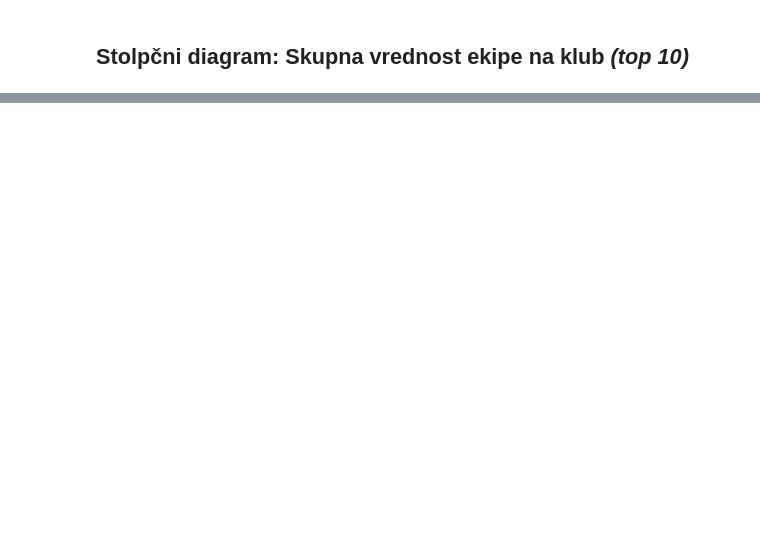
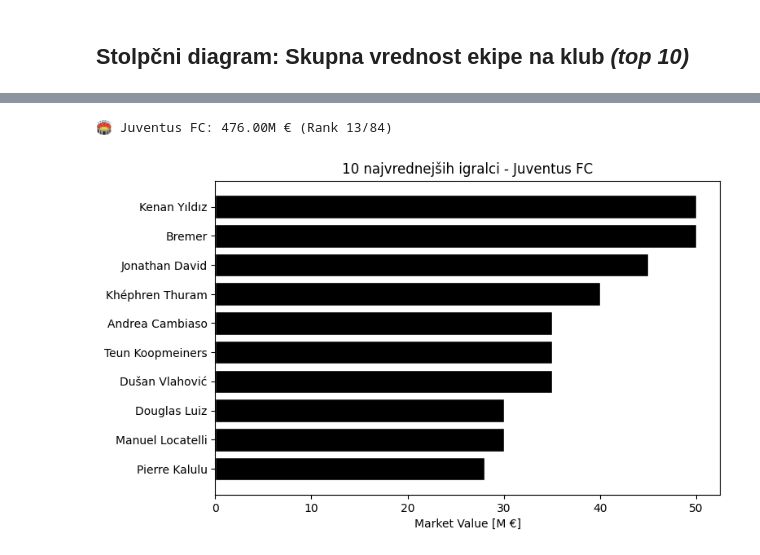
Before and after one commit to RiccardoLucerna/UVP-projektna, a Jupyter notebook: analiza_podatkov.ipynb, the cells around one changed output, grey strips where cells are left out. Saved outputs shown, nothing was run; the diff lists cells and outputs as text; code cells hidden in the pictures; blank space fills up the shorter version.

```diff
--- a/analiza_podatkov.ipynb
+++ b/analiza_podatkov.ipynb
@@ -340,0 +371,33 @@ plt.show()
+# %%
+def pregled_kluba(podatki, klub, top_n=5):
+    """Vrne tabelo najvrednejših igralcev z globalnim in klubskim rankingom."""
+    if klub not in podatki['klub'].unique():
+        return f"⚠️ Kluba '{klub}' ni mogoče najti v naboru podatkov."
+
+    # --- Vrednost ekipe ---
+    klub_vrednost = podatki.groupby('klub')['stevilna_cena_eur'].sum().sort_values(ascending=False)
+
+    skupna_vrednost = klub_vrednost[klub]
+    global_rank = (klub_vrednost.index == klub).argmax() + 1  # najdi položaj
+    klubi = len(klub_vrednost)
+
+    print(f"\n🏟️ {klub}: {skupna_vrednost/1_000_000:.2f}M € "
+          f"(Rank {global_rank}/{klubi})")
+
+    # --- Ranking igralcev ---
+    podatki = podatki.copy()
+    podatki['global_rank'] = podatki['stevilna_cena_eur'].rank(method="min", ascending=False).astype(int)
+    podatki['klub_rank'] = podatki.groupby('klub')['stevilna_cena_eur'].rank(method="min", ascending=False).astype(int)
+
+    igralci_kluba = (
+        podatki[podatki['klub'] == klub]
+        .sort_values('stevilna_cena_eur', ascending=False)
+        .head(top_n)
+        .copy()
+    )
+    igralci_kluba['vrednost_M_€'] = (igralci_kluba['stevilna_cena_eur'] / 1_000_000).round(2)
+
+    return igralci_kluba[[
+        'ime', 'pozicija', 'drzava_1',
+        'vrednost_M_€', 'klub_rank', 'global_rank'
+    ]]
@@ -340,0 +414,12 @@ plt.show()
+# %%
+juve = pregled_kluba(osnovni_podatki, "Juventus FC", top_n=10)
+plt.figure(figsize=(8, 5))
+plt.barh(juve['ime'], juve['vrednost_M_€'],
+         color="black", edgecolor="white")
+plt.gca().invert_yaxis()  # highest value on top
+plt.xlabel("Market Value [M €]")
+plt.title("10 najvrednejših igralci - Juventus FC")
+plt.show()
+# %% [output]
+🏟️ Juventus FC: 476.00M € (Rank 13/84)
+[figure, added]
```
Also changed, not shown: parts of 10 cells of this notebook.
